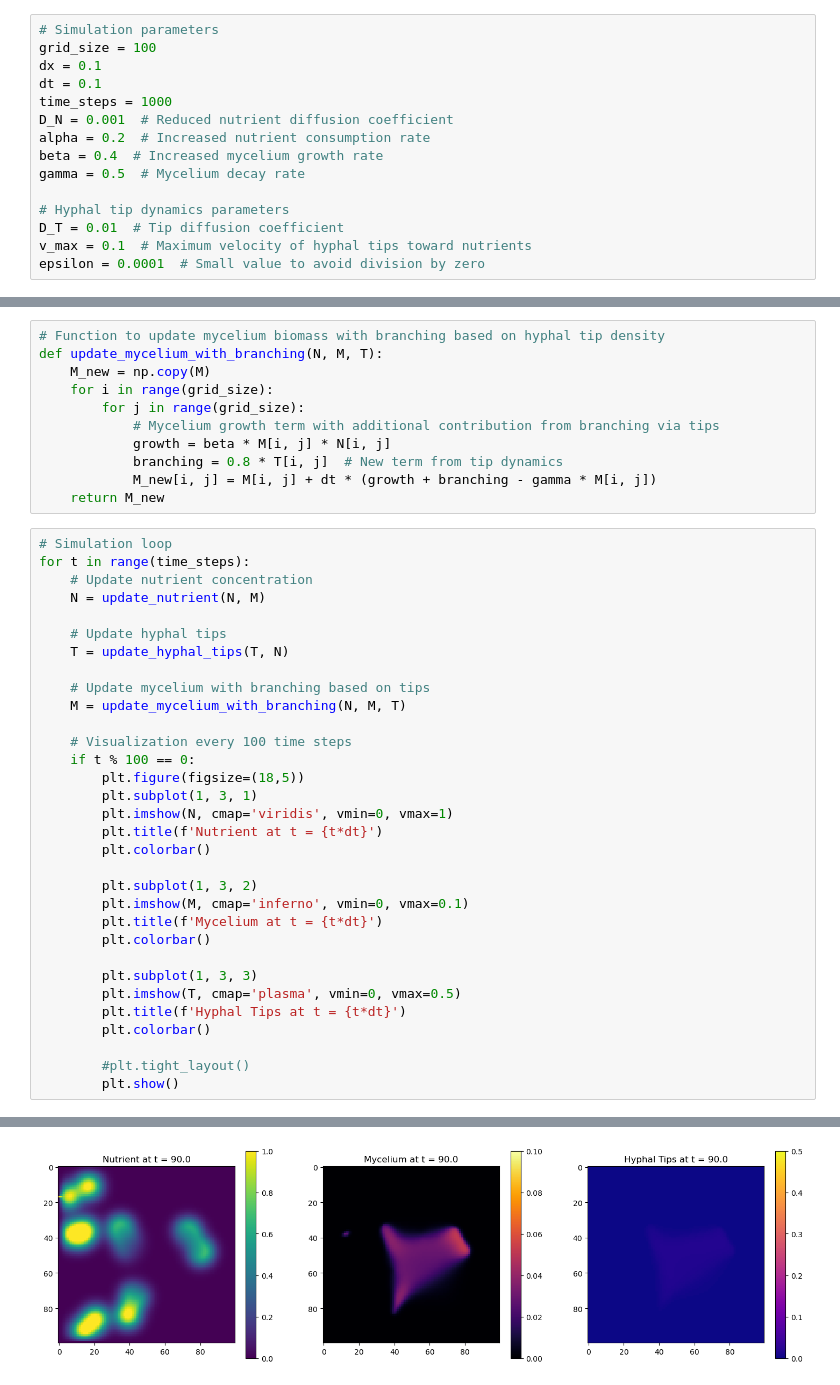
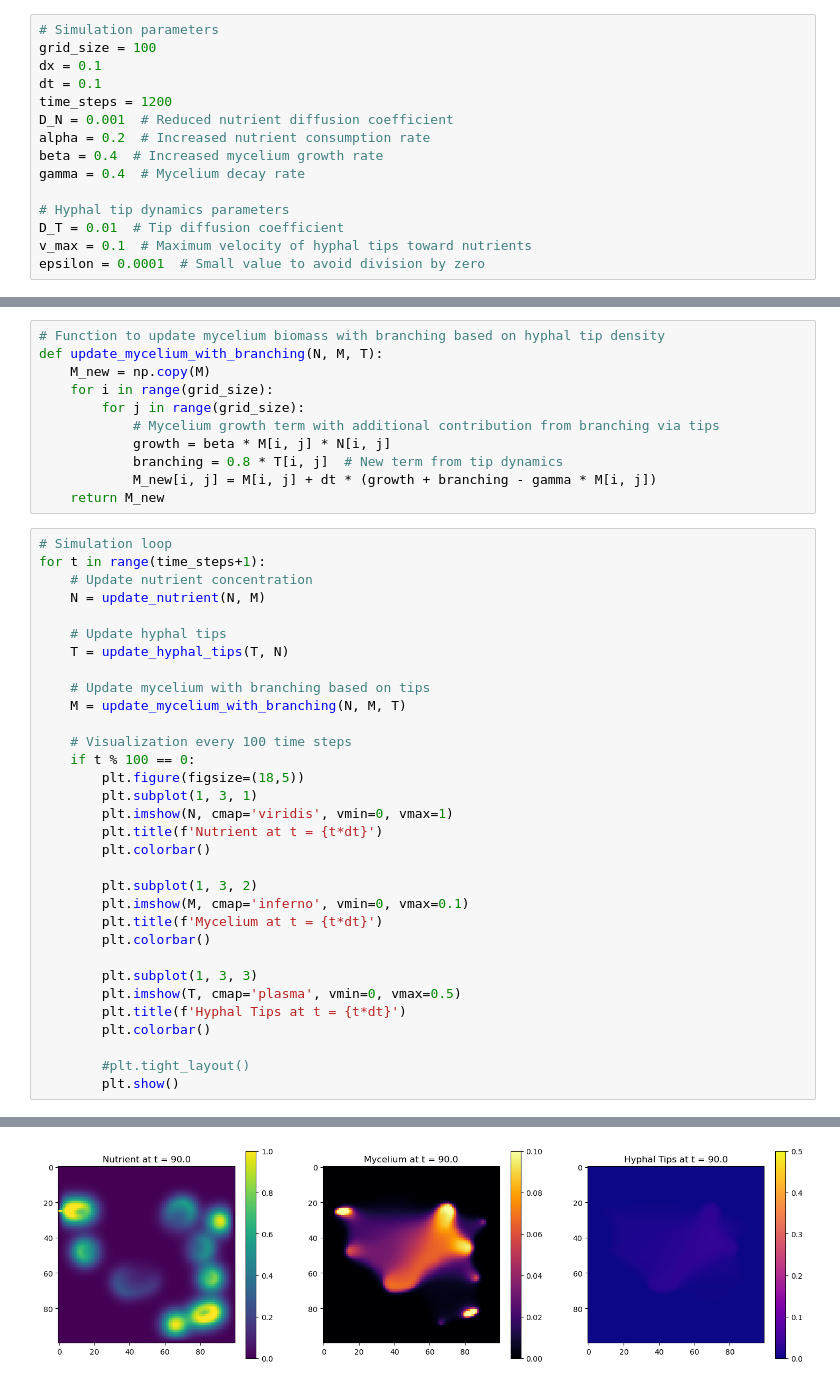
Before and after one commit to Tomprus/Fungateria, a Jupyter notebook: Mycelium_PDE.ipynb, the cells around one changed output, grey strips where cells are left out. Drawn from its saved outputs; the diff is of its cells as text.

```diff
--- a/Mycelium_PDE.ipynb
+++ b/Mycelium_PDE.ipynb
@@ -6,11 +6,11 @@ import matplotlib.pyplot as plt
 grid_size = 100
 dx = 0.1
 dt = 0.1
-time_steps = 1000
+time_steps = 1200
 D_N = 0.001  # Reduced nutrient diffusion coefficient
 alpha = 0.2  # Increased nutrient consumption rate
 beta = 0.4  # Increased mycelium growth rate
-gamma = 0.5  # Mycelium decay rate
+gamma = 0.4  # Mycelium decay rate
 
 # Hyphal tip dynamics parameters
 D_T = 0.01  # Tip diffusion coefficient
@@ -94,7 +94,7 @@ def update_mycelium_with_branching(N, M, T):
     return M_new
 # %%
 # Simulation loop
-for t in range(time_steps):
+for t in range(time_steps+1):
     # Update nutrient concentration
     N = update_nutrient(N, M)
 
@@ -137 +137 @@ for t in range(time_steps):
-[figure, old version]
+[figure, new version]
```
Also changed, not shown: parts of 1 cell of this notebook, 2 other files.
